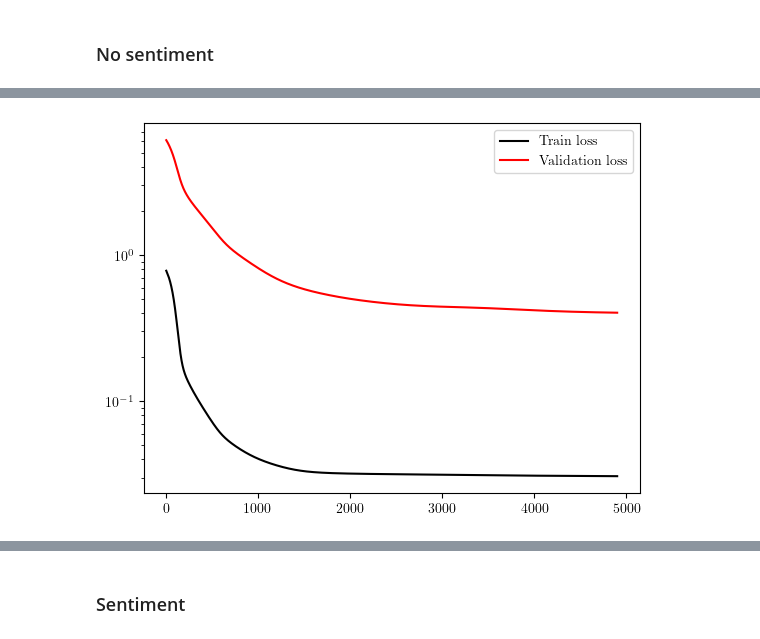
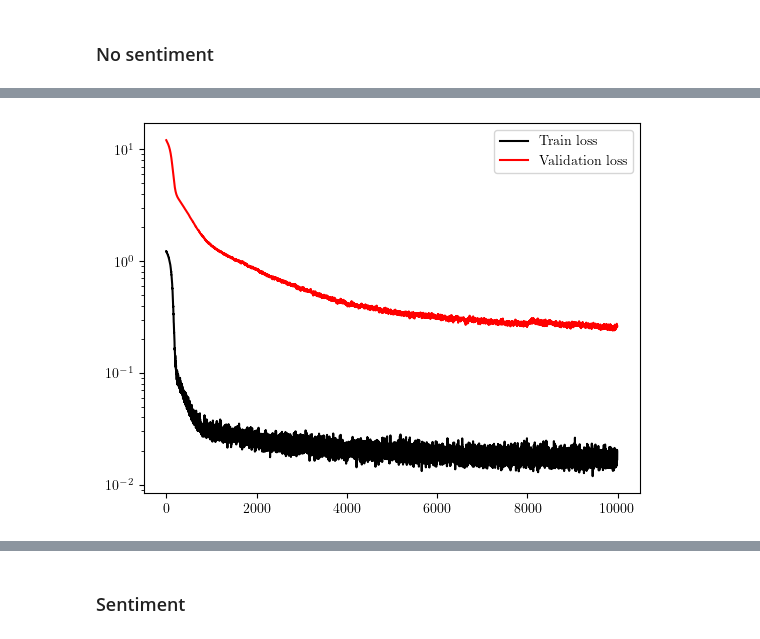
Before and after one commit to gregorkovac/lsentiment, a Jupyter notebook: notebooks/06_final.ipynb, the cells around one changed output, grey strips where cells are left out. Cells and saved outputs as stored; diff of their text form; code cells hidden in the pictures.

```diff
--- a/notebooks/06_final.ipynb
+++ b/notebooks/06_final.ipynb
@@ -17,13 +19,13 @@ device = torch.device("cuda" if torch.cuda.is_available() else "cpu")
 # %%
 # STOCK_PATH = "../data/apple_stock/AAPL_1980-12-03_2025-03-15.csv"
 STOCK_PATHS = [
-    "../data/faang_stocks/facebook.csv",
-    "../data/faang_stocks/amazon.csv",
-    "../data/faang_stocks/apple.csv",
-    "../data/faang_stocks/google.csv",
-    "../data/faang_stocks/netflix.csv"
+    "../data/maang_stocks/meta.csv",
+    "../data/maang_stocks/amazon.csv",
+    "../data/maang_stocks/apple.csv",
+    "../data/maang_stocks/google.csv",
+    "../data/maang_stocks/netflix.csv"
 ]
 SENTIMENT_PATH = "../data/financial_tweets/financial_tweets_sentiments.csv"
 
-WINDOW_SIZE = 5
+WINDOW_SIZE = 14
 # %%
@@ -48,14 +102,16 @@ train_dataloader, val_dataloader, test_dataloader = get_dataloaders(X_train, y_t
 model_no_sentiment = train(train_dataloader=train_dataloader,
                            val_dataloader=val_dataloader,
                            sentiment=False,
-                           lstm_hidden_size=5,
+                           lstm_hidden_size=64,
                            lstm_num_layers=1,
                            window_size=WINDOW_SIZE,
-                           lr=1e-4,
-                           epochs=5000,
+                           lr=1e-5,
+                           epochs=10000,
                            use_scheduler=False,
-                           scheduler_step=100,
-                           scheduler_gamma=0.8,
+                           scheduler_step=500,
+                           scheduler_gamma=0.9,
+                           weight_decay=1e-5,
+                           dropout_rate=0.3,
                            device=device,
                            mlp_layers=0,
                            mlp_hidden_size=0)
@@ -64 +120 @@ model_no_sentiment = train(train_dataloader=train_dataloader,
-[figure, old version]
+[figure, new version]
```
Also changed, not shown: parts of 9 cells of this notebook, 5 other files.
